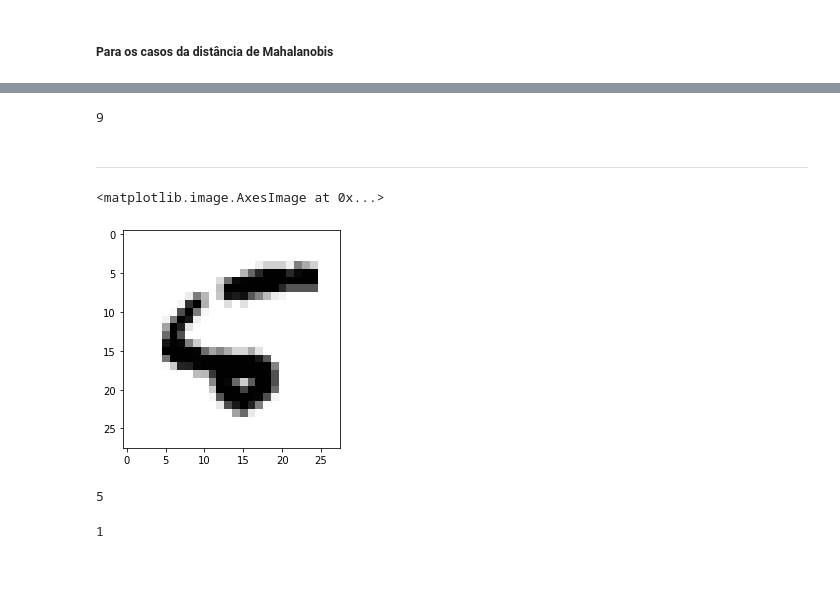
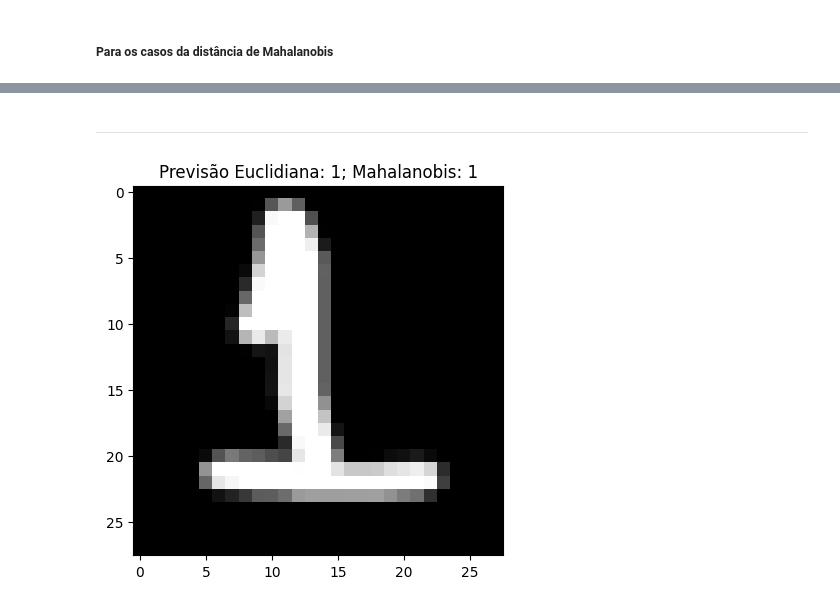
Before and after one commit to GuiSSMartins/MNIST_PCA_Digitos_MML, a Jupyter notebook: PCA_MNIST.ipynb, the cells around one changed output, grey strips where cells are left out. Cells and saved outputs as stored; diff of their text form; code cells hidden in the pictures; blank space fills up the shorter version.

Commit message:
Teste ao vivo na defesa

```diff
--- a/PCA_MNIST.ipynb
+++ b/PCA_MNIST.ipynb
@@ -735,19 +484,29 @@ label_test_array[indexes_test_wrong_mahalanobis[0]]
 # %%
-results_mahalanobis_imagens[indexes_test_wrong_mahalanobis[0]]
+# results_mahalanobis_imagens[indexes_test_wrong_mahalanobis[0]]
-# %% [output]
-9
 # %% [markdown]
 ------------------------------------------------
 # %%
-plt.imshow(np.reshape(gamma[indexes_test_wrong_mahalanobis[1]], (28,28)), cmap=plt.cm.binary)
+# plt.imshow(np.reshape(gamma[indexes_test_wrong_mahalanobis[1]], (28,28)), cmap=plt.cm.binary)
-# %% [output]
-<matplotlib.image.AxesImage at 0x...>
-[figure, removed]
 # %%
-label_test_array[indexes_test_wrong_mahalanobis[1]]
+# label_test_array[indexes_test_wrong_mahalanobis[1]]
-# %% [output]
-5
 # %%
-results_mahalanobis_imagens[indexes_test_wrong_mahalanobis[1]]
+# results_mahalanobis_imagens[indexes_test_wrong_mahalanobis[1]]
-# %% [output]
-1
+# %%
+from PIL import Image
+
+image_path = 'image1.png'
+imagem = Image.open(image_path)
+imagem = Image.eval(imagem, lambda x: 255 - x) # Inveter as cores (estava ficando com fundo preto)
+imagem = imagem.convert('L') # Implementar escala cinza (igual no dataset MNIST)
+imagem_redimensionada = imagem.resize((28, 28)) # Redimensiona para (28,28) igual ao dataset
+imagem_array = np.array(imagem_redimensionada)
+
+imagem_para_teste = imagem_array.flatten()
+previsao_euclidiana = str(testar_imagem_euclidiana(imagem_para_teste)[0])
+previsao_mahalanobis = str(testar_imagem_mahalanobis(imagem_para_teste)[0])
+
+plt.imshow(imagem_array, cmap='gray')
+plt.title(f'Previsão Euclidiana: {previsao_euclidiana}; Mahalanobis: {previsao_mahalanobis}')
+plt.show()
+# %% [output]
+[figure, added]
```
Also changed, not shown: parts of 74 cells of this notebook, 8 other files.
